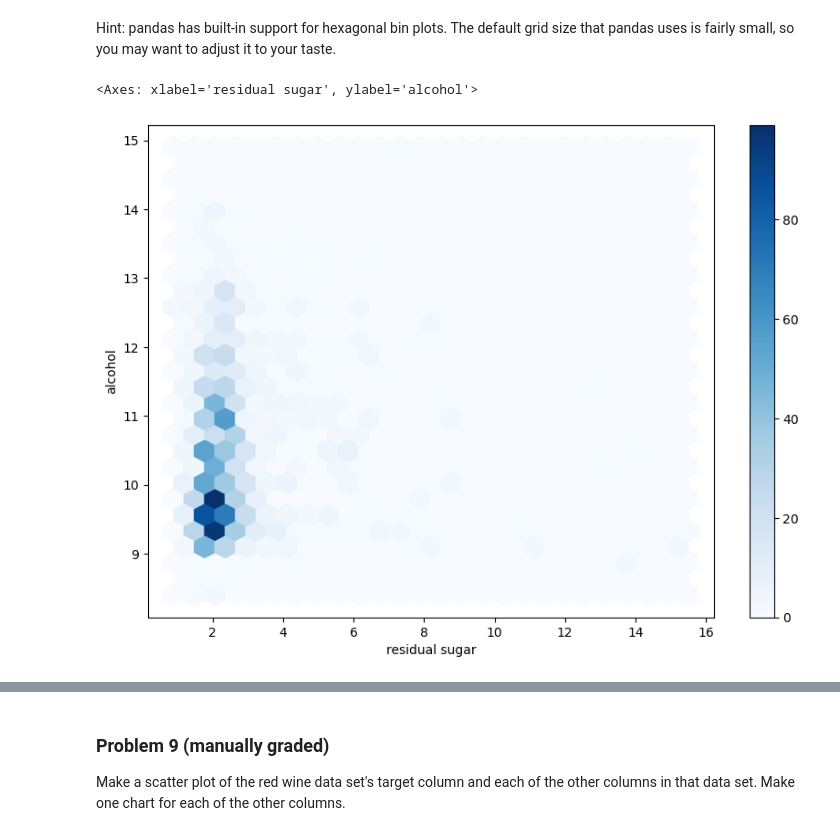
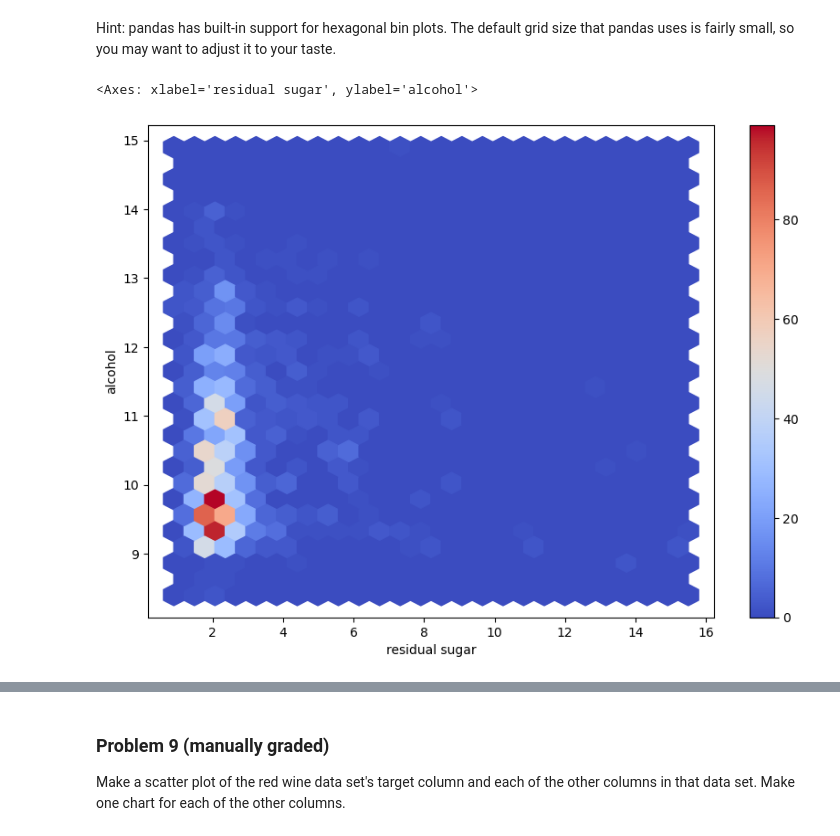
Before and after one commit to Quantum-Cosmic/dx602-homework-10, a Jupyter notebook: homework.ipynb, the cells around one changed output, grey strips where cells are left out. Saved outputs shown, nothing was run; the diff lists cells and outputs as text; code cells hidden in the pictures.

```diff
--- a/homework.ipynb
+++ b/homework.ipynb
@@ -199,11 +200,11 @@ The default grid size that pandas uses is fairly small, so you may want to adjus
 # %%
 # YOUR CHANGES HERE
 
 red_wine.plot.hexbin(x='residual sugar', y='alcohol',
-                     gridsize=25, cmap='Blues', figsize=(10, 7))
+                     gridsize=25, cmap='coolwarm', figsize=(10, 7))
 # %% [output]
 <Axes: xlabel='residual sugar', ylabel='alcohol'>
-[figure, old version]
+[figure, new version]
 # %% [markdown]
 <div style="page-break-after: always;"></div>
 # %% [markdown]
```
Also changed, not shown: parts of 12 cells of this notebook.
